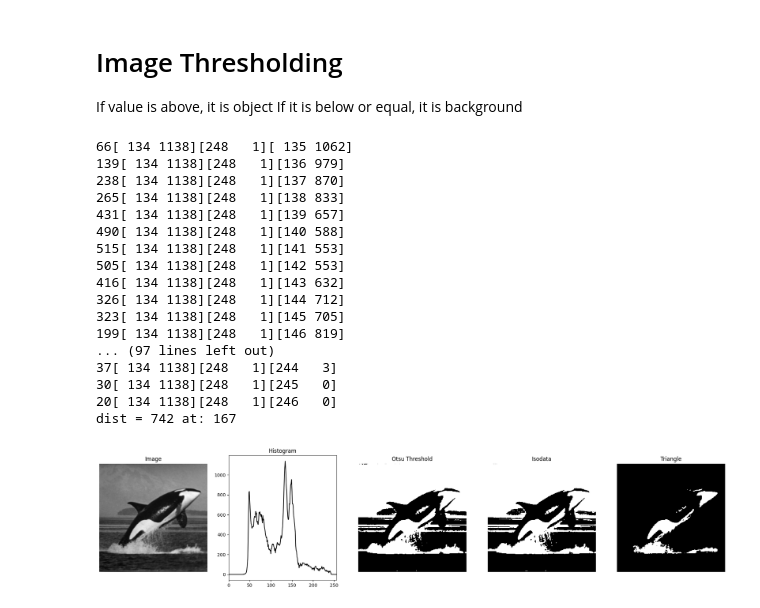
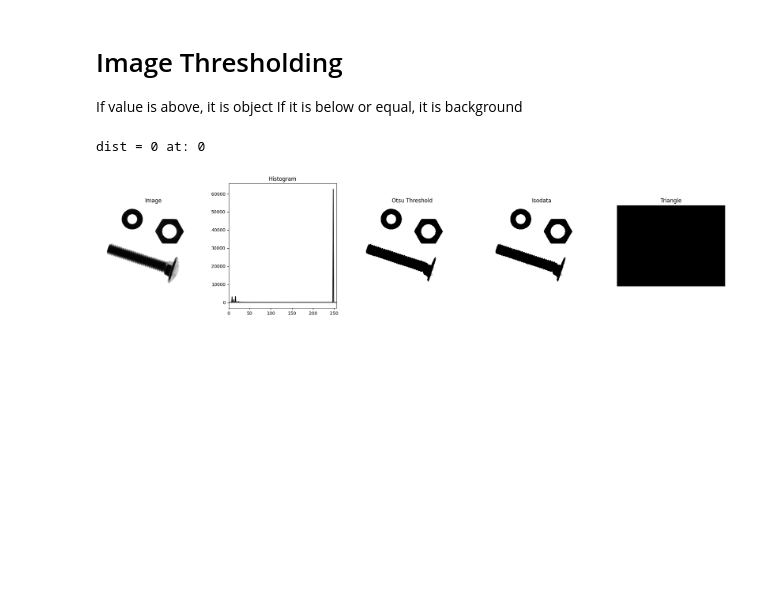
Before and after one commit to Skele-Y/COMP9517, a Jupyter notebook: lab01/Q3.ipynb, the cells around one changed output. Drawn from its saved outputs; the diff is of its cells as text; code cells hidden in the pictures; blank space fills up the shorter version.

```diff
--- a/lab01/Q3.ipynb
+++ b/lab01/Q3.ipynb
@@ -9,7 +9,7 @@ import numpy as np
 import matplotlib.pyplot as plt
 # %%
 # Hardware image
-img = cv2.imread("Orca.png", cv2.IMREAD_GRAYSCALE)
+img = cv2.imread("Hardware.png", cv2.IMREAD_GRAYSCALE)
 
 # Calculate the histogram
 hist = cv2.calcHist([img], [0], None, [256], [0, 256])
@@ -89,48 +89,32 @@ ret3,th3 = cv2.threshold(img,int(t_tri),255,cv2.THRESH_BINARY)
 fig, (ax1, ax2, ax3, ax4, ax5) = plt.subplots(1, 5, figsize=(25, 5))
 
 # Plot the image in the first subplot
 ax1.set_title('Image')
 ax1.imshow(img, cmap='gray')
 ax1.axis('off')
 
 # Plot the histogram in the second subplot
 ax2.set_title('Histogram')
 ax2.plot(hist, color='black')
 ax2.set_xlim([0, 256])
 
 # Otsu's
 ax3.set_title('Otsu Threshold')
 ax3.imshow(th1, cmap='gray')
 ax3.axis('off')
 
 # Isodata
 ax4.set_title('Isodata')
 ax4.imshow(th2, cmap='gray')
 ax4.axis('off')
 
 # Triangle
 ax5.set_title('Triangle')
 ax5.imshow(th3, cmap='gray')
 ax5.axis('off')
 
 
 plt.show()
 # %% [output]
-66[ 134 1138][248   1][ 135 1062]
-139[ 134 1138][248   1][136 979]
-238[ 134 1138][248   1][137 870]
-265[ 134 1138][248   1][138 833]
-431[ 134 1138][248   1][139 657]
-490[ 134 1138][248   1][140 588]
-515[ 134 1138][248   1][141 553]
-505[ 134 1138][248   1][142 553]
-416[ 134 1138][248   1][143 632]
-326[ 134 1138][248   1][144 712]
-323[ 134 1138][248   1][145 705]
-199[ 134 1138][248   1][146 819]
-... (97 lines left out)
-37[ 134 1138][248   1][244   3]
-30[ 134 1138][248   1][245   0]
-20[ 134 1138][248   1][246   0]
-dist = 742 at: 167
+dist = 0 at: 0
-[figure, old version]
+[figure, new version]
```
Also changed, not shown: parts of 5 cells of this notebook, 7 other files.
